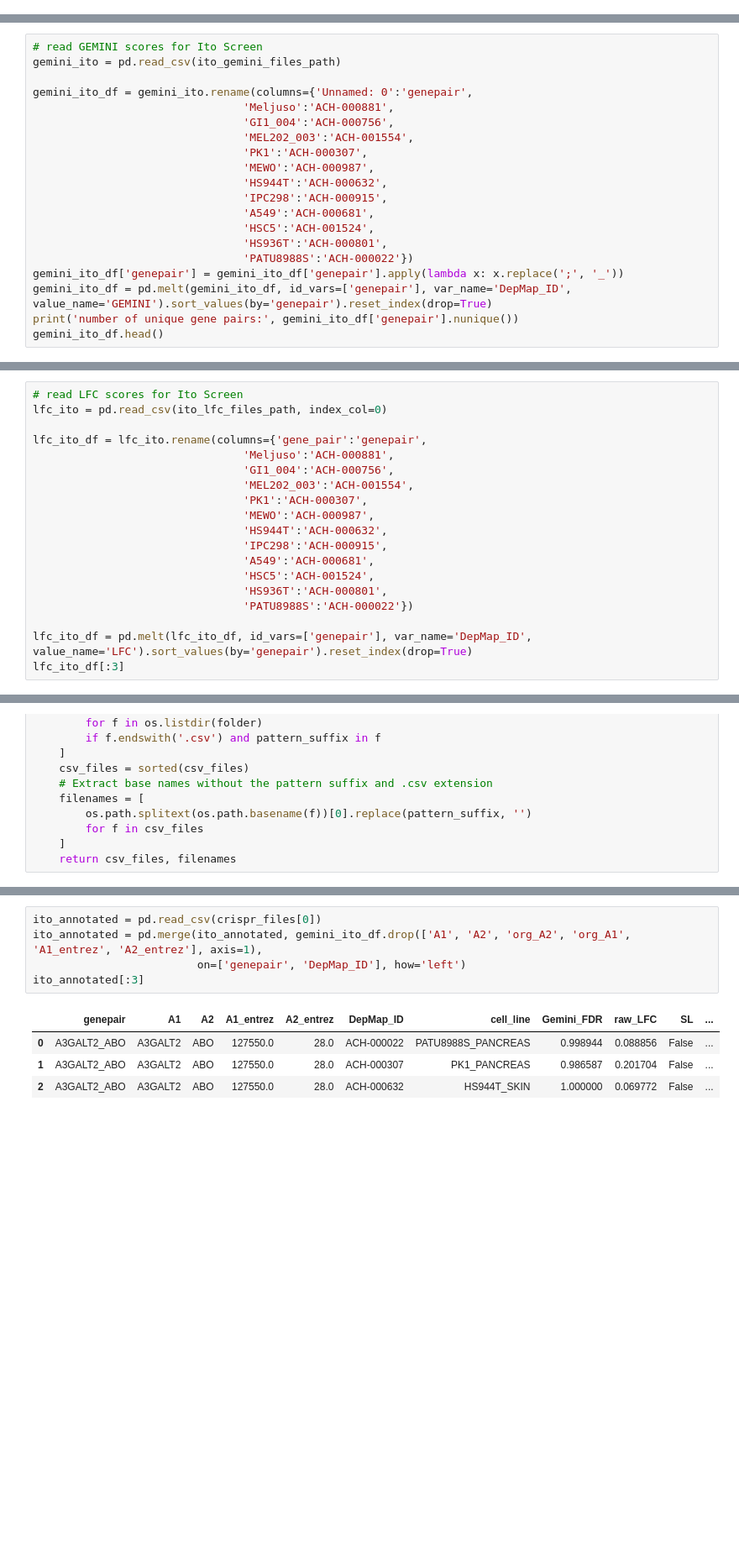
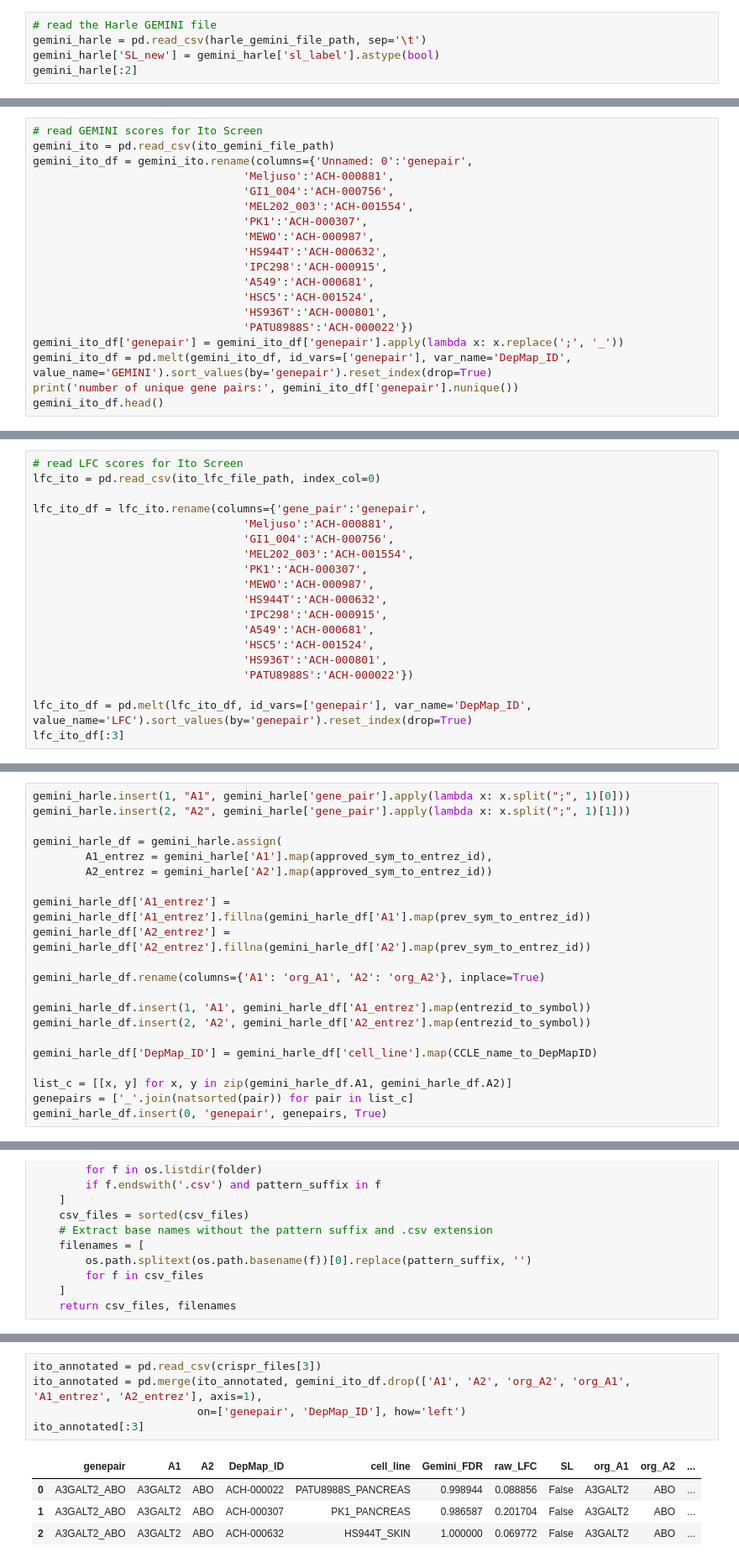
Before and after one commit to cancergenetics/context_specific_paralog_SL, a Jupyter notebook: notebooks/03_feature_annotation/05_annotate_gemini.ipynb, the cells around one changed output, grey strips where cells are left out. Shown at 84% size. Cells and saved outputs as stored; diff of their text form; blank space fills up the shorter version.

```diff
--- a/notebooks/03_feature_annotation/05_annotate_gemini.ipynb
+++ b/notebooks/03_feature_annotation/05_annotate_gemini.ipynb
@@ -26,2 +52,7 @@ file_path_genenames = get_data_path(['data', 'input', 'other'], 'approved_and_pr
 # %% [markdown]
 ##### Processing GEMINI scores of the datasets
+# %%
+# read the Harle GEMINI file
+gemini_harle = pd.read_csv(harle_gemini_file_path, sep='\t')
+gemini_harle['SL_new'] = gemini_harle['sl_label'].astype(bool)
+gemini_harle[:2]
@@ -28,7 +78,6 @@ file_path_genenames = get_data_path(['data', 'input', 'other'], 'approved_and_pr
 # %%
 # read GEMINI scores for Ito Screen
-gemini_ito = pd.read_csv(ito_gemini_files_path)
-
+gemini_ito = pd.read_csv(ito_gemini_file_path)
 gemini_ito_df = gemini_ito.rename(columns={'Unnamed: 0':'genepair',
                                 'Meljuso':'ACH-000881',
                                 'GI1_004':'ACH-000756',
@@ -76,7 +146,7 @@ gemini_parrish_df[:3]
 #### Processing LFC of the datasets
 # %%
 # read LFC scores for Ito Screen
-lfc_ito = pd.read_csv(ito_lfc_files_path, index_col=0)
+lfc_ito = pd.read_csv(ito_lfc_file_path, index_col=0)
 
 lfc_ito_df = lfc_ito.rename(columns={'gene_pair':'genepair',
                                 'Meljuso':'ACH-000881',
@@ -140,3 +288,24 @@ entrezid_to_symbol = dict(zip(id_map['entrez_id'], id_map['Approved symbol']))
 # create dictionaries to map previous gene symbols to Entrez IDs
 id_map_cleaned = id_map.dropna(axis=0, how='any', subset=['Previous symbol', 'entrez_id']).reset_index(drop=True)
 prev_sym_to_entrez_id = dict(zip(id_map_cleaned['Previous symbol'], id_map_cleaned['entrez_id']))
+# %%
+gemini_harle.insert(1, "A1", gemini_harle['gene_pair'].apply(lambda x: x.split(";", 1)[0]))
+gemini_harle.insert(2, "A2", gemini_harle['gene_pair'].apply(lambda x: x.split(";", 1)[1]))
+
+gemini_harle_df = gemini_harle.assign(
+        A1_entrez = gemini_harle['A1'].map(approved_sym_to_entrez_id),
+        A2_entrez = gemini_harle['A2'].map(approved_sym_to_entrez_id))
+
+gemini_harle_df['A1_entrez'] = gemini_harle_df['A1_entrez'].fillna(gemini_harle_df['A1'].map(prev_sym_to_entrez_id))
+gemini_harle_df['A2_entrez'] = gemini_harle_df['A2_entrez'].fillna(gemini_harle_df['A2'].map(prev_sym_to_entrez_id))
+
+gemini_harle_df.rename(columns={'A1': 'org_A1', 'A2': 'org_A2'}, inplace=True)
+
+gemini_harle_df.insert(1, 'A1', gemini_harle_df['A1_entrez'].map(entrezid_to_symbol))
+gemini_harle_df.insert(2, 'A2', gemini_harle_df['A2_entrez'].map(entrezid_to_symbol))
+
+gemini_harle_df['DepMap_ID'] = gemini_harle_df['cell_line'].map(CCLE_name_to_DepMapID)
+
+list_c = [[x, y] for x, y in zip(gemini_harle_df.A1, gemini_harle_df.A2)]
+genepairs = ['_'.join(natsorted(pair)) for pair in list_c]
+gemini_harle_df.insert(0, 'genepair', genepairs, True)
@@ -245,12 +430,12 @@ crispr_files
  '/Users/narod/Library/CloudStorage/GoogleDrive-narod.kebabci@ucdconnect.ie/My Drive/GitRepos/context_specific_SL_prediction/data/output/processed_CRISPR_screens/processed_parrish_df_scored.csv']
 # %%
-ito_annotated = pd.read_csv(crispr_files[0])
+ito_annotated = pd.read_csv(crispr_files[3])
 ito_annotated = pd.merge(ito_annotated, gemini_ito_df.drop(['A1', 'A2', 'org_A2', 'org_A1', 'A1_entrez', 'A2_entrez'], axis=1),
                          on=['genepair', 'DepMap_ID'], how='left')
 ito_annotated[:3]
 # %% [output]
-|  | genepair | A1 | A2 | A1_entrez | A2_entrez | DepMap_ID | cell_line | Gemini_FDR | raw_LFC | SL | ... |
-| 0 | A3GALT2_ABO | A3GALT2 | ABO | 127550.0 | 28.0 | ACH-000022 | PATU8988S_PANCREAS | 0.998944 | 0.088856 | False | ... |
-| 1 | A3GALT2_ABO | A3GALT2 | ABO | 127550.0 | 28.0 | ACH-000307 | PK1_PANCREAS | 0.986587 | 0.201704 | False | ... |
-| 2 | A3GALT2_ABO | A3GALT2 | ABO | 127550.0 | 28.0 | ACH-000632 | HS944T_SKIN | 1.000000 | 0.069772 | False | ... |
+|  | genepair | A1 | A2 | DepMap_ID | cell_line | Gemini_FDR | raw_LFC | SL | org_A1 | org_A2 | ... |
+| 0 | A3GALT2_ABO | A3GALT2 | ABO | ACH-000022 | PATU8988S_PANCREAS | 0.998944 | 0.088856 | False | A3GALT2 | ABO | ... |
+| 1 | A3GALT2_ABO | A3GALT2 | ABO | ACH-000307 | PK1_PANCREAS | 0.986587 | 0.201704 | False | A3GALT2 | ABO | ... |
+| 2 | A3GALT2_ABO | A3GALT2 | ABO | ACH-000632 | HS944T_SKIN | 1.000000 | 0.069772 | False | A3GALT2 | ABO | ... |
 3 rows × 82 columns
```
Also changed, not shown: parts of 27 cells of this notebook.
